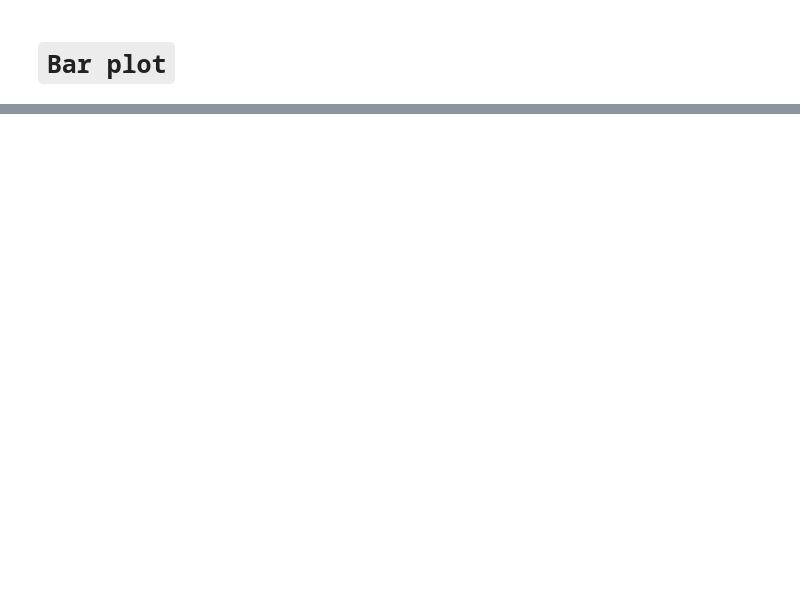
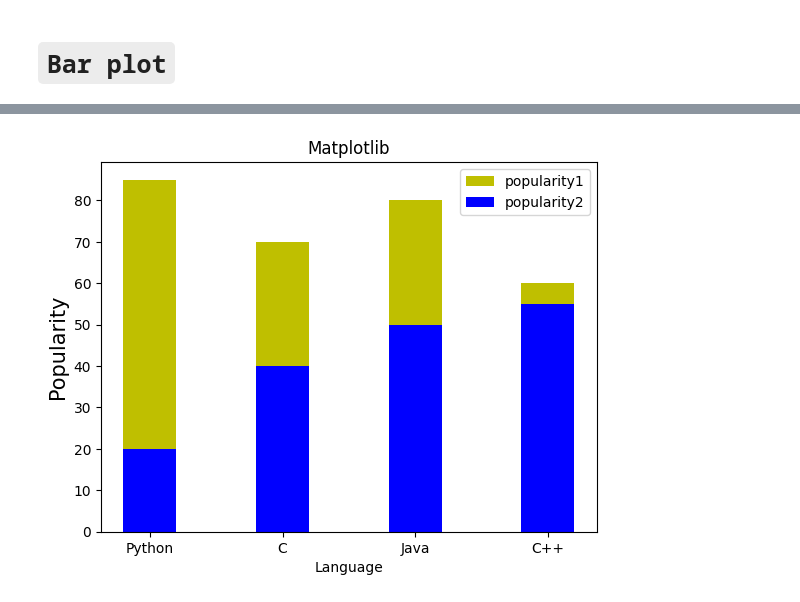
Before and after one commit to Amjadali168/Matplotlib, a Jupyter notebook: bar_plot.ipynb, the cells around one changed output, grey strips where cells are left out. Saved outputs shown, nothing was run; the diff lists cells and outputs as text; code cells hidden in the pictures; blank space fills up the shorter version.

```diff
--- a/bar_plot.ipynb
+++ b/bar_plot.ipynb
@@ -15,0 +16,14 @@ plt.show()
+# %%
+x = ['Python','C','Java','C++']
+y = [85,70,80,60]
+z = [20,40,50,55]
+plt.title('Matplotlib')
+plt.xlabel('Language',fontsize=10)
+plt.ylabel('Popularity',fontsize=15)
+c = ["r",'y','b','g']
+plt.bar(x,y,color="y",width=0.4,label="popularity1")
+plt.bar(x,z,color="b",width=0.4,label="popularity2")
+plt.legend()
+plt.show()
+# %% [output]
+[figure, added]
```
Also changed, not shown: parts of 2 cells of this notebook.
